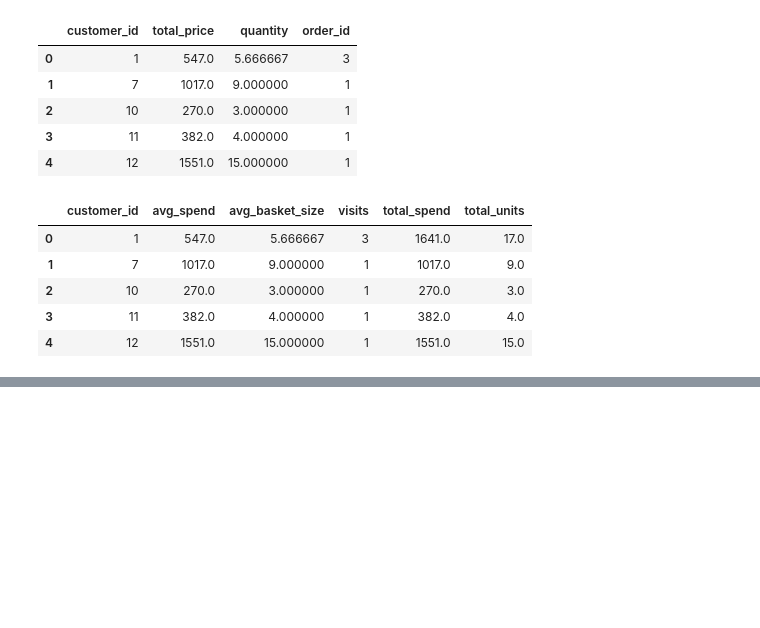
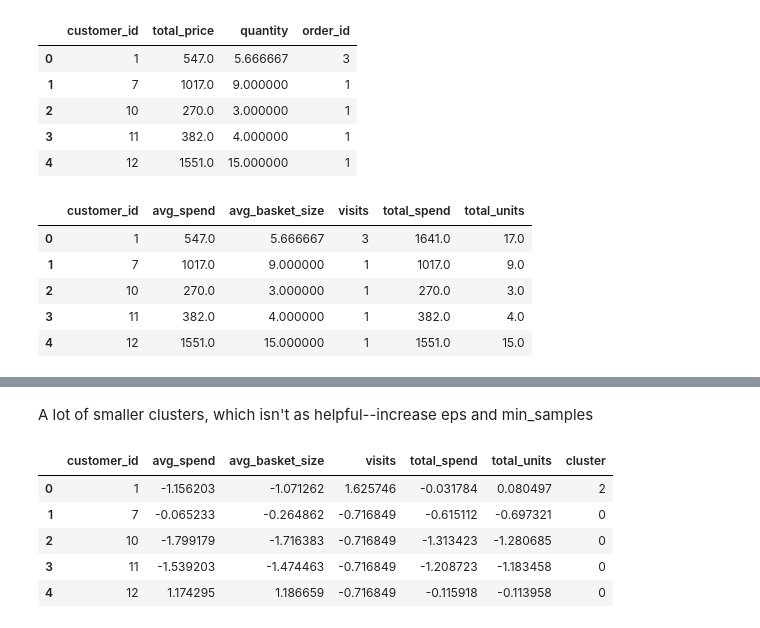
Before and after one commit to ryanjamesyu2/customer_clustering, a Jupyter notebook: customer_clustering.ipynb, the cells around one changed output, grey strips where cells are left out. Drawn from its saved outputs; the diff is of its cells as text; code cells hidden in the pictures; blank space fills up the shorter version.

```diff
--- a/customer_clustering.ipynb
+++ b/customer_clustering.ipynb
@@ -120,0 +186,13 @@ KeyError: 'col'
+# %% [markdown]
+A lot of smaller clusters, which isn't as helpful--increase eps and min_samples
+# %%
+clusters = DBSCAN(eps=0.5, min_samples=10).fit(X)
+custs_std['cluster'] = clusters.labels_
+custs_std.head()
+# %% [output]
+|  | customer_id | avg_spend | avg_basket_size | visits | total_spend | total_units | cluster |
+| 0 | 1 | -1.156203 | -1.071262 | 1.625746 | -0.031784 | 0.080497 | 2 |
+| 1 | 7 | -0.065233 | -0.264862 | -0.716849 | -0.615112 | -0.697321 | 0 |
+| 2 | 10 | -1.799179 | -1.716383 | -0.716849 | -1.313423 | -1.280685 | 0 |
+| 3 | 11 | -1.539203 | -1.474463 | -0.716849 | -1.208723 | -1.183458 | 0 |
+| 4 | 12 | 1.174295 | 1.186659 | -0.716849 | -0.115918 | -0.113958 | 0 |
```
Also changed, not shown: parts of 10 cells of this notebook.
